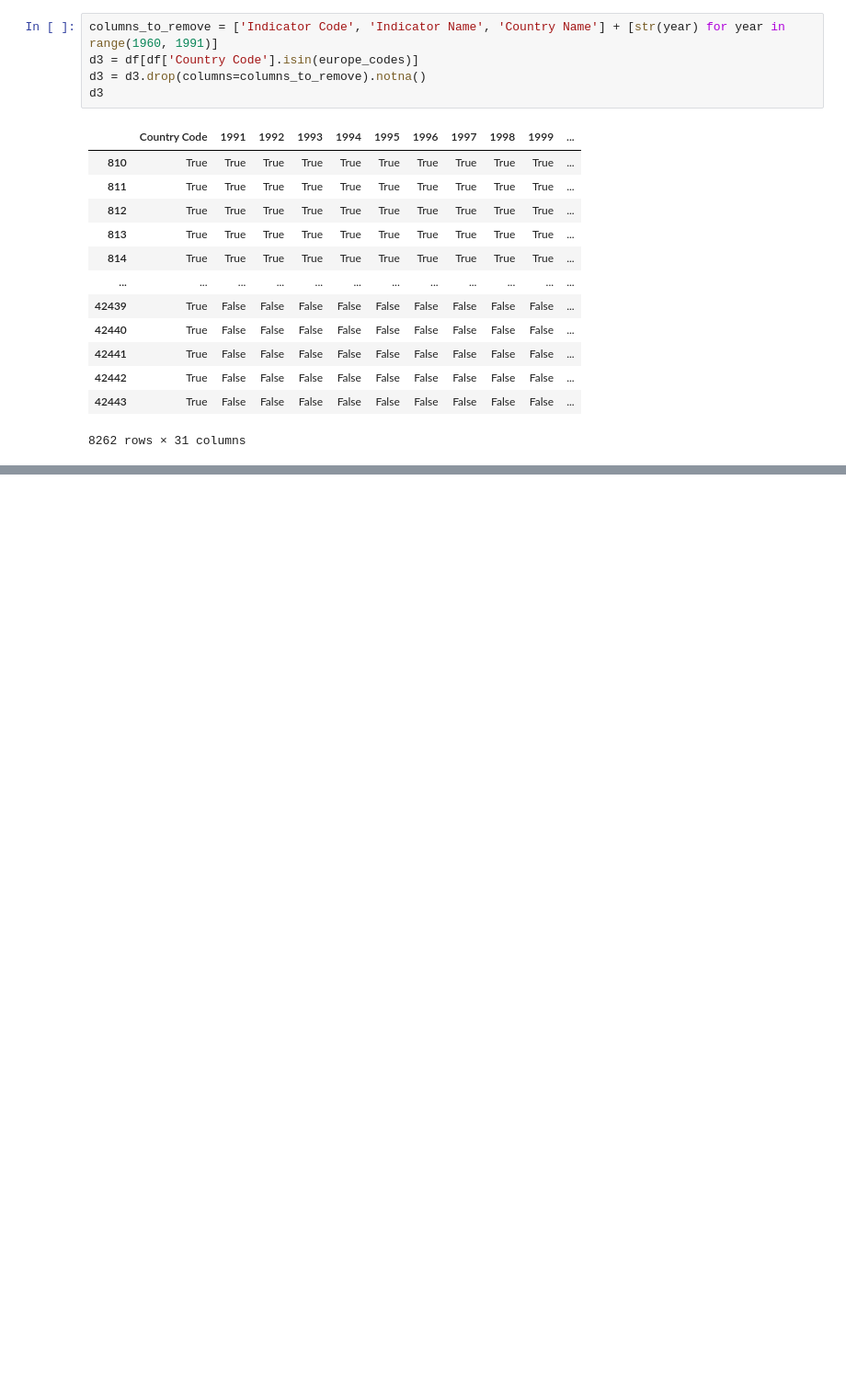
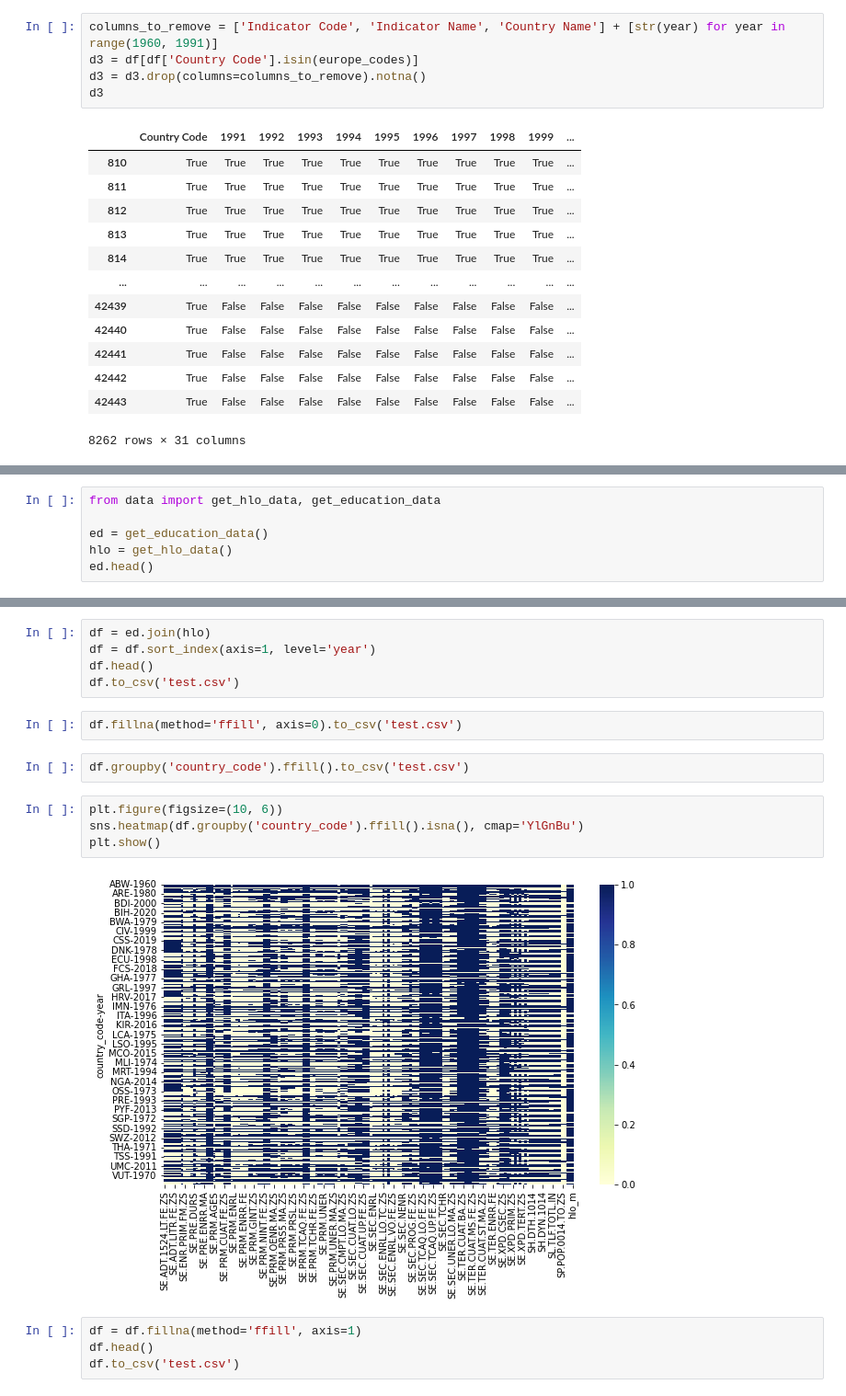
Before and after one commit to MarkusKiesel93/VisualDS_education_dashboard, a Jupyter notebook: wrangle.ipynb, the cells around one changed output, grey strips where cells are left out. Shown at 92% size. Cells and saved outputs as stored; diff of their text form; blank space fills up the shorter version.

```diff
--- a/wrangle.ipynb
+++ b/wrangle.ipynb
@@ -205,0 +275,6 @@ d3
+# %%
+from data import get_hlo_data, get_education_data
+
+ed = get_education_data()
+hlo = get_hlo_data()
+ed.head()
@@ -205,0 +320,19 @@ d3
+# %%
+df = ed.join(hlo)
+df = df.sort_index(axis=1, level='year')
+df.head()
+df.to_csv('test.csv')
+# %%
+df.fillna(method='ffill', axis=0).to_csv('test.csv')
+# %%
+df.groupby('country_code').ffill().to_csv('test.csv')
+# %%
+plt.figure(figsize=(10, 6))
+sns.heatmap(df.groupby('country_code').ffill().isna(), cmap='YlGnBu')
+plt.show()
+# %% [output]
+[figure, added]
+# %%
+df = df.fillna(method='ffill', axis=1)
+df.head()
+df.to_csv('test.csv')
```
Also changed, not shown: parts of 40 cells of this notebook, 9 other files.
